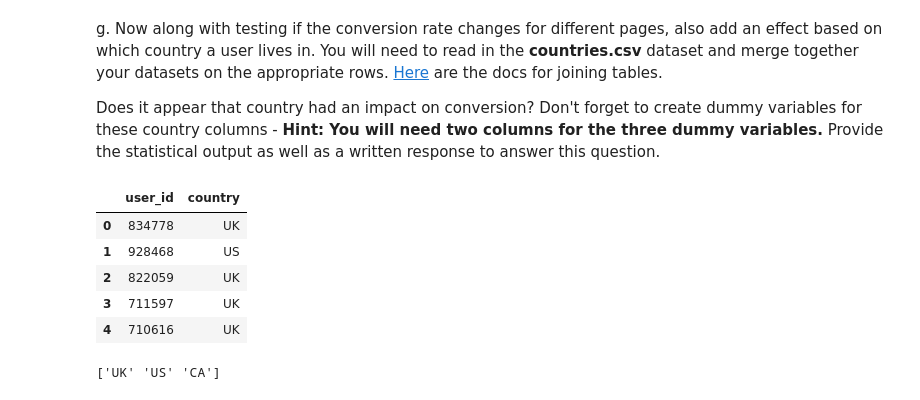
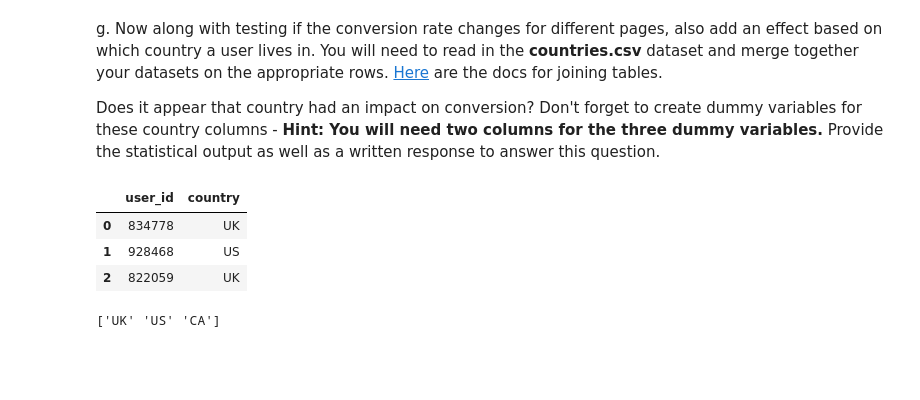
Before and after one commit to SanatbekMatlatipov/Data-Analysis-Track---Udacity-nanodegree-program, a Jupyter notebook: Project-3-analyze-A:B-test-results/Analyze_ab_test_results_notebook.ipynb, the cells around one changed output. Cells and saved outputs as stored; diff of their text form; code cells hidden in the pictures; blank space fills up the shorter version.

```diff
--- a/Project-3-analyze-A:B-test-results/Analyze_ab_test_results_notebook.ipynb
+++ b/Project-3-analyze-A:B-test-results/Analyze_ab_test_results_notebook.ipynb
@@ -424,12 +441,10 @@ g. Now along with testing if the conversion rate changes for different pages, al
 Does it appear that country had an impact on conversion?  Don't forget to create dummy variables for these country columns - **Hint: You will need two columns for the three dummy variables.** Provide the statistical output as well as a written response to answer this question.
 # %%
 countries = pd.read_csv('countries.csv')
-countries.head()
+countries.head(3)
 # %% [output]
 |  | user_id | country |
 | 0 | 834778 | UK |
 | 1 | 928468 | US |
 | 2 | 822059 | UK |
-| 3 | 711597 | UK |
-| 4 | 710616 | UK |
 # %%
```
Also changed, not shown: parts of 32 cells of this notebook, 1 other file.
